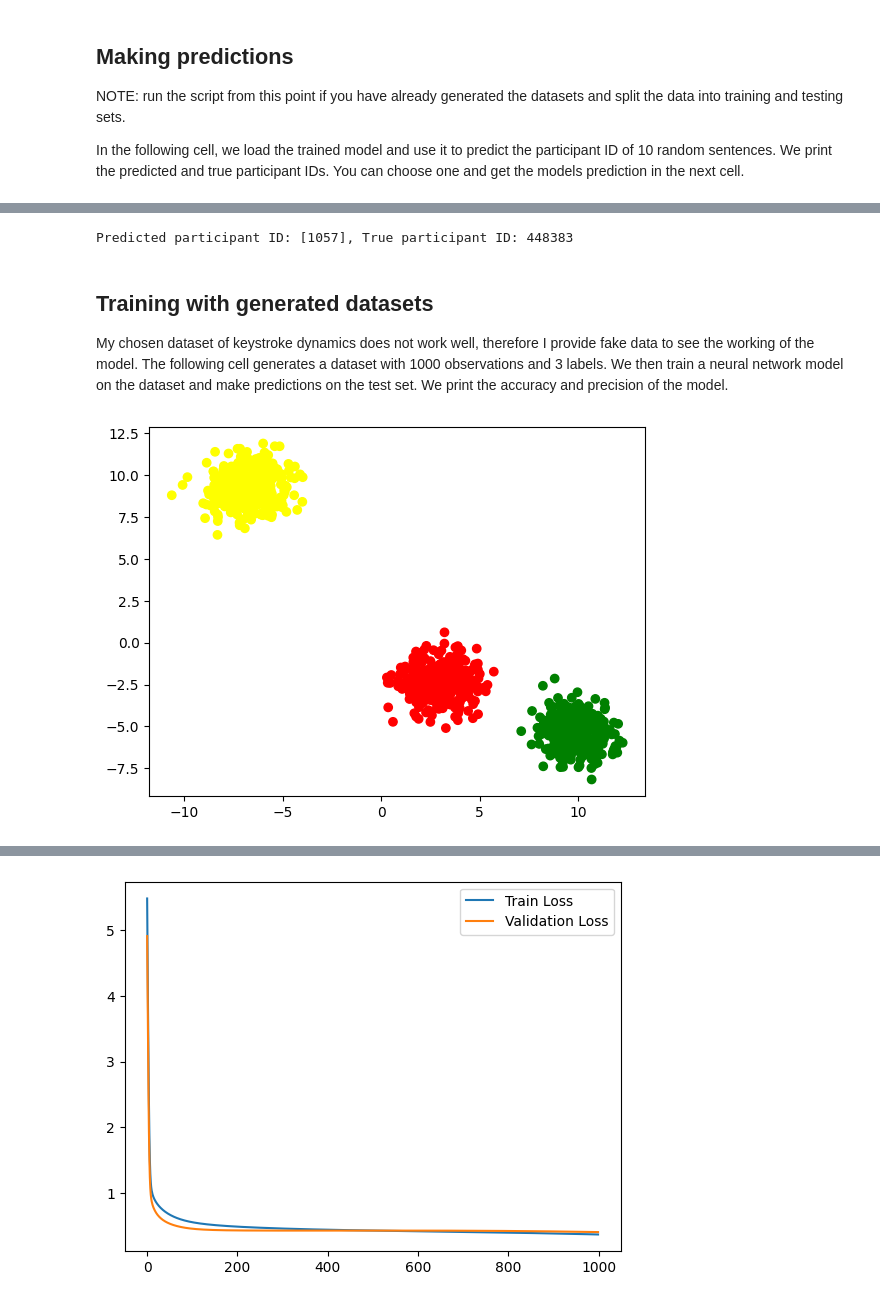
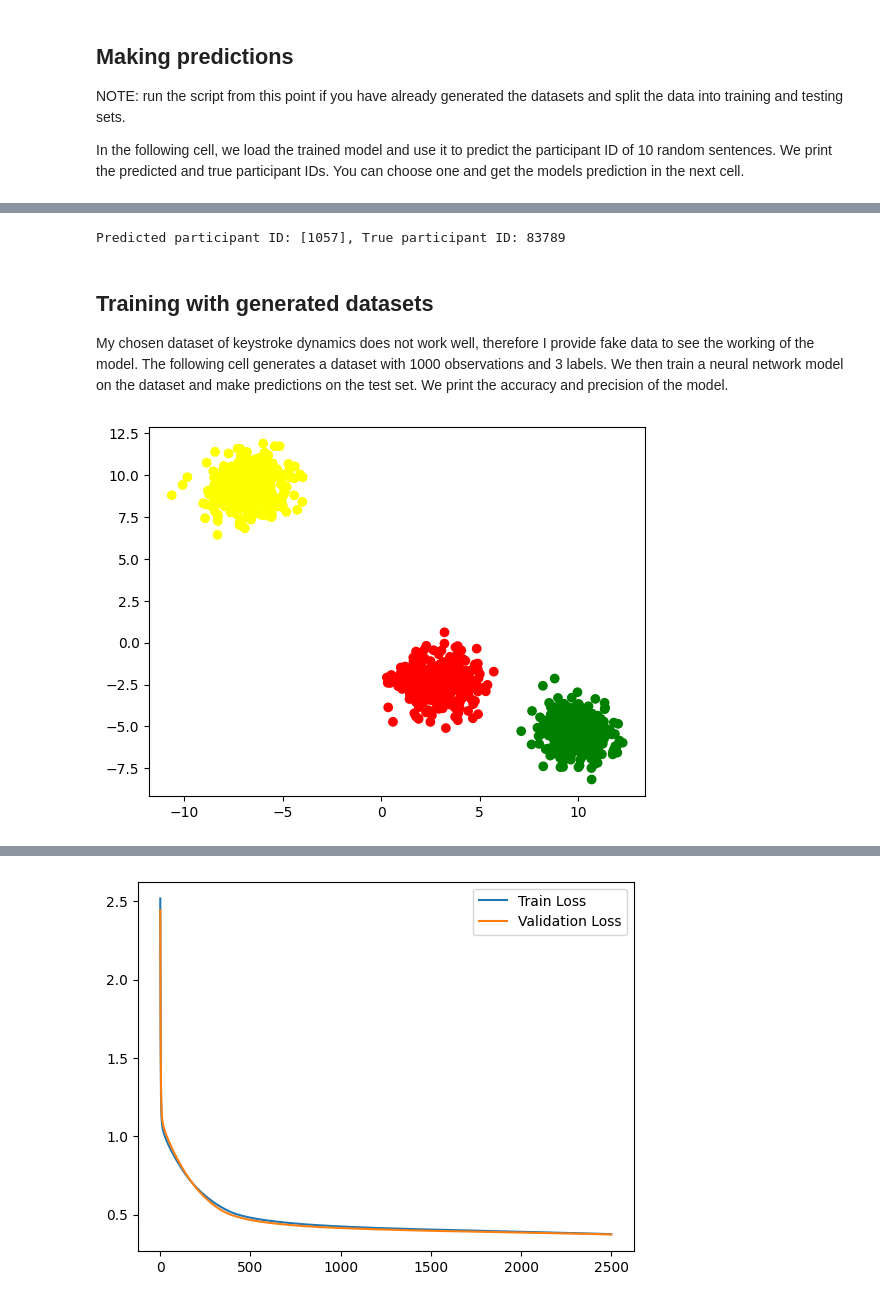
Before and after one commit to carlotta-mah/keystroke_gen, a Jupyter notebook: src/ks_model_interact.ipynb, the cells around one changed output, grey strips where cells are left out. Cells and saved outputs as stored; diff of their text form; code cells hidden in the pictures.

Commit message:
better implementation of data split and softmax

```diff
--- a/src/ks_model_interact.ipynb
+++ b/src/ks_model_interact.ipynb
@@ -137,9 +95,9 @@ Index:2757, Participant ID: 353911, Keystroke features: [ 1.04814824e-09  2.6430
 # %%
-index = 3747
+index = 4833
 pred, _ = nn.forward(unseen_X[index])
 print(f"Predicted participant ID: {label_encoder.inverse_transform([np.argmax(pred)])}, True participant ID: {unseen_y[index]}")
 # %% [output]
-Predicted participant ID: [1057], True participant ID: 448383
+Predicted participant ID: [1057], True participant ID: 83789
 # %% [markdown]
 ## Training with generated datasets
 
@@ -148,9 +106,8 @@ The following cell generates a dataset with 1000 observations and 3 labels. We t
 # %%
 import matplotlib
 from sklearn.datasets import make_blobs
-import src.data_processor as data_processor
 from sklearn.model_selection import train_test_split
-from sklearn.preprocessing import LabelEncoder
+from src.label_encoder import KeystrokeLabelEncoder
 from neural_network import NeuralNetwork
 import matplotlib.pyplot as plt
 
@@ -166,20 +123,18 @@ plt.show()
 
 # one hot encoding for y
 label_encoder_gen = KeystrokeLabelEncoder()
-y_encoded = label_encoder_gen.fit_transform(labels_gen)
+y_encoded_gen = label_encoder_gen.fit_transform(labels_gen)
 
 # split the data
-X_train_g, X_test_g, y_train_g, y_test_g = train_test_split(data_gen, y_encoded, stratify=labels_gen, test_size=0.2, random_state=42)
+X_train_g, X_test_g, y_train_g, y_test_g = train_test_split(data_gen, y_encoded_gen, stratify=labels_gen, test_size=0.2, random_state=42)
 
 # Create a neural network instance
-layer_structure_gen = [X_train.shape[1], 4, 2, 3]
+layer_structure_gen = [data_gen.shape[1], 4, 3]
 nn_gen = NeuralNetwork(file=None, layer_structure=layer_structure_gen, learning_rate=0.00002, activation='relu')
 
 # Train the neural network and make predictions on training data
-nn.train(X_train_g, y_train_g, epochs=500)
-predictions = nn.get_prediction(X_test_g)
-print("_________ \n accuracy: ", nn.calculate_accuracy(y_test_g, predictions))
-print("_________ \n macro-precision: ", nn.calculate_macro_precision(y_test_g, predictions))
-nn.plot_learning()
+nn_gen.train(data_gen, y_encoded_gen, epochs=2500)
+# print("pred: ", nn_gen.get_prediction( X_test_g))
+nn_gen.plot_learning()
 # %% [output]
 [figure]
@@ -195 +158 @@ _________
-[figure, old version]
+[figure, new version]
```
Also changed, not shown: parts of 5 cells of this notebook, 3 other files.
